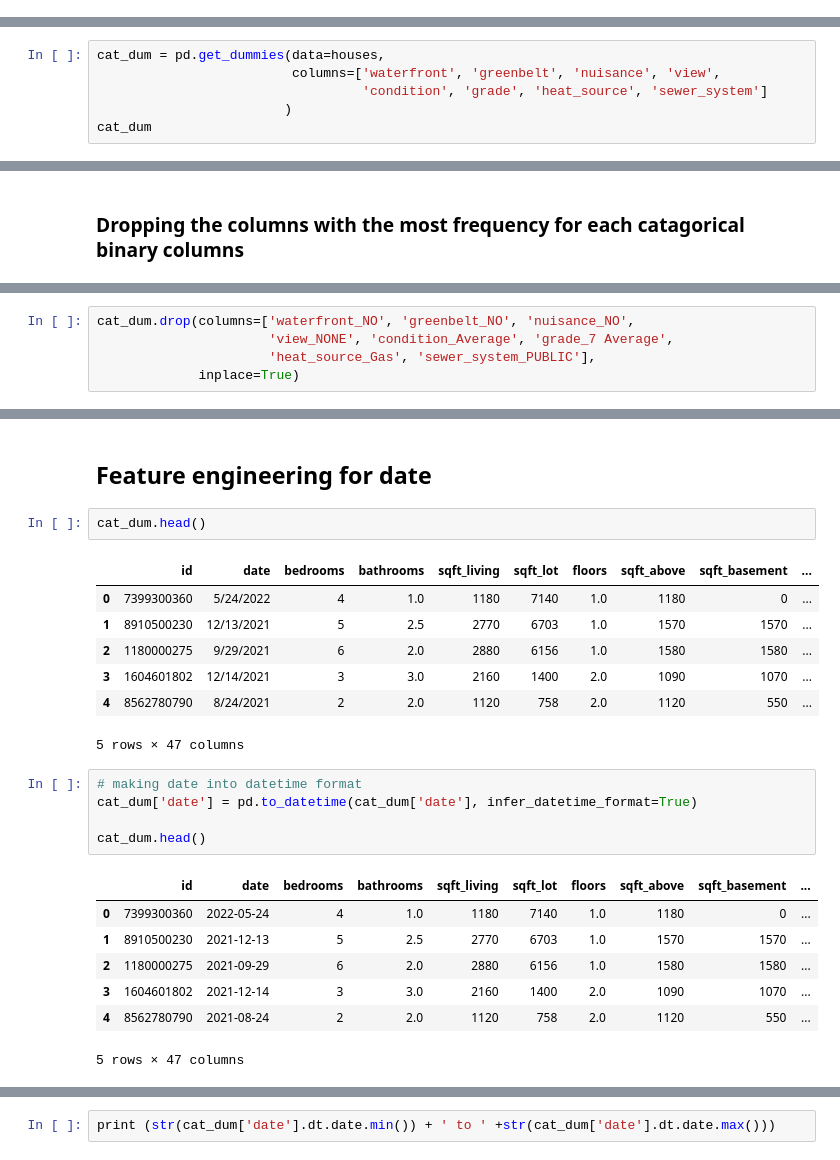
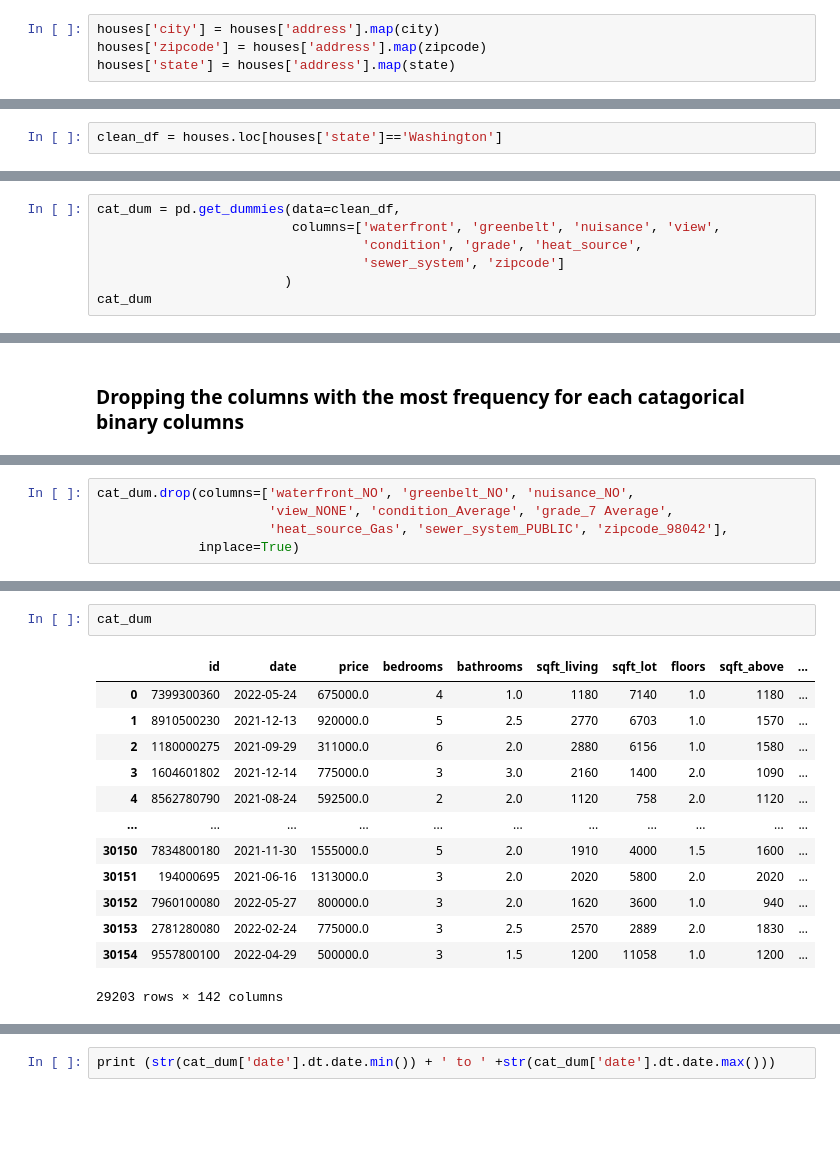
Before and after one commit to vladiseki/Housing_Prices_P2_Project, a Jupyter notebook: individual_notebooks/Ali_jn.ipynb, the cells around one changed output, grey strips where cells are left out. Cells and saved outputs as stored; diff of their text form; blank space fills up the shorter version.

Commit message:
making changes end of day 2

```diff
--- a/individual_notebooks/Ali_jn.ipynb
+++ b/individual_notebooks/Ali_jn.ipynb
@@ -126,0 +458,4 @@ houses.shape
+# %%
+houses['city'] = houses['address'].map(city)
+houses['zipcode'] = houses['address'].map(zipcode)
+houses['state'] = houses['address'].map(state)
@@ -126,0 +524,2 @@ houses.shape
+# %%
+clean_df = houses.loc[houses['state']=='Washington']
@@ -127,7 +564,8 @@ houses.shape
 # %%
-cat_dum = pd.get_dummies(data=houses,
+cat_dum = pd.get_dummies(data=clean_df,
                          columns=['waterfront', 'greenbelt', 'nuisance', 'view',
-                                  'condition', 'grade', 'heat_source', 'sewer_system']
+                                  'condition', 'grade', 'heat_source',
+                                  'sewer_system', 'zipcode']
                         )
 cat_dum
 # %% [output]
@@ -262,7 +693,7 @@ Index(['id', 'date', 'bedrooms', 'bathrooms', 'sqft_living', 'sqft_lot',
 # %%
 cat_dum.drop(columns=['waterfront_NO', 'greenbelt_NO', 'nuisance_NO',
                       'view_NONE', 'condition_Average', 'grade_7 Average',
-                      'heat_source_Gas', 'sewer_system_PUBLIC'],
+                      'heat_source_Gas', 'sewer_system_PUBLIC', 'zipcode_98042'],
              inplace=True)
 # %%
 cat_dum.info()
@@ -287,25 +706,16 @@ memory usage: 4.8+ MB
-# %% [markdown]
-## Feature engineering for date
 # %%
-cat_dum.head()
+cat_dum
 # %% [output]
-|  | id | date | bedrooms | bathrooms | sqft_living | sqft_lot | floors | sqft_above | sqft_basement | ... |
-| 0 | 7399300360 | 5/24/2022 | 4 | 1.0 | 1180 | 7140 | 1.0 | 1180 | 0 | ... |
-| 1 | 8910500230 | 12/13/2021 | 5 | 2.5 | 2770 | 6703 | 1.0 | 1570 | 1570 | ... |
-| 2 | 1180000275 | 9/29/2021 | 6 | 2.0 | 2880 | 6156 | 1.0 | 1580 | 1580 | ... |
-| 3 | 1604601802 | 12/14/2021 | 3 | 3.0 | 2160 | 1400 | 2.0 | 1090 | 1070 | ... |
-| 4 | 8562780790 | 8/24/2021 | 2 | 2.0 | 1120 | 758 | 2.0 | 1120 | 550 | ... |
+|  | id | date | price | bedrooms | bathrooms | sqft_living | sqft_lot | floors | sqft_above | ... |
+| 0 | 7399300360 | 2022-05-24 | 675000.0 | 4 | 1.0 | 1180 | 7140 | 1.0 | 1180 | ... |
+| 1 | 8910500230 | 2021-12-13 | 920000.0 | 5 | 2.5 | 2770 | 6703 | 1.0 | 1570 | ... |
+| 2 | 1180000275 | 2021-09-29 | 311000.0 | 6 | 2.0 | 2880 | 6156 | 1.0 | 1580 | ... |
+| 3 | 1604601802 | 2021-12-14 | 775000.0 | 3 | 3.0 | 2160 | 1400 | 2.0 | 1090 | ... |
+| 4 | 8562780790 | 2021-08-24 | 592500.0 | 2 | 2.0 | 1120 | 758 | 2.0 | 1120 | ... |
+| ... | ... | ... | ... | ... | ... | ... | ... | ... | ... | ... |
+| 30150 | 7834800180 | 2021-11-30 | 1555000.0 | 5 | 2.0 | 1910 | 4000 | 1.5 | 1600 | ... |
+| 30151 | 194000695 | 2021-06-16 | 1313000.0 | 3 | 2.0 | 2020 | 5800 | 2.0 | 2020 | ... |
+| 30152 | 7960100080 | 2022-05-27 | 800000.0 | 3 | 2.0 | 1620 | 3600 | 1.0 | 940 | ... |
+| 30153 | 2781280080 | 2022-02-24 | 775000.0 | 3 | 2.5 | 2570 | 2889 | 2.0 | 1830 | ... |
+| 30154 | 9557800100 | 2022-04-29 | 500000.0 | 3 | 1.5 | 1200 | 11058 | 1.0 | 1200 | ... |
-5 rows × 47 columns
+29203 rows × 142 columns
-# %%
-# making date into datetime format
-cat_dum['date'] = pd.to_datetime(cat_dum['date'], infer_datetime_format=True)
-
-cat_dum.head()
-# %% [output]
-|  | id | date | bedrooms | bathrooms | sqft_living | sqft_lot | floors | sqft_above | sqft_basement | ... |
-| 0 | 7399300360 | 2022-05-24 | 4 | 1.0 | 1180 | 7140 | 1.0 | 1180 | 0 | ... |
-| 1 | 8910500230 | 2021-12-13 | 5 | 2.5 | 2770 | 6703 | 1.0 | 1570 | 1570 | ... |
-| 2 | 1180000275 | 2021-09-29 | 6 | 2.0 | 2880 | 6156 | 1.0 | 1580 | 1580 | ... |
-| 3 | 1604601802 | 2021-12-14 | 3 | 3.0 | 2160 | 1400 | 2.0 | 1090 | 1070 | ... |
-| 4 | 8562780790 | 2021-08-24 | 2 | 2.0 | 1120 | 758 | 2.0 | 1120 | 550 | ... |
-5 rows × 47 columns
```
Also changed, not shown: parts of 142 cells of this notebook.
